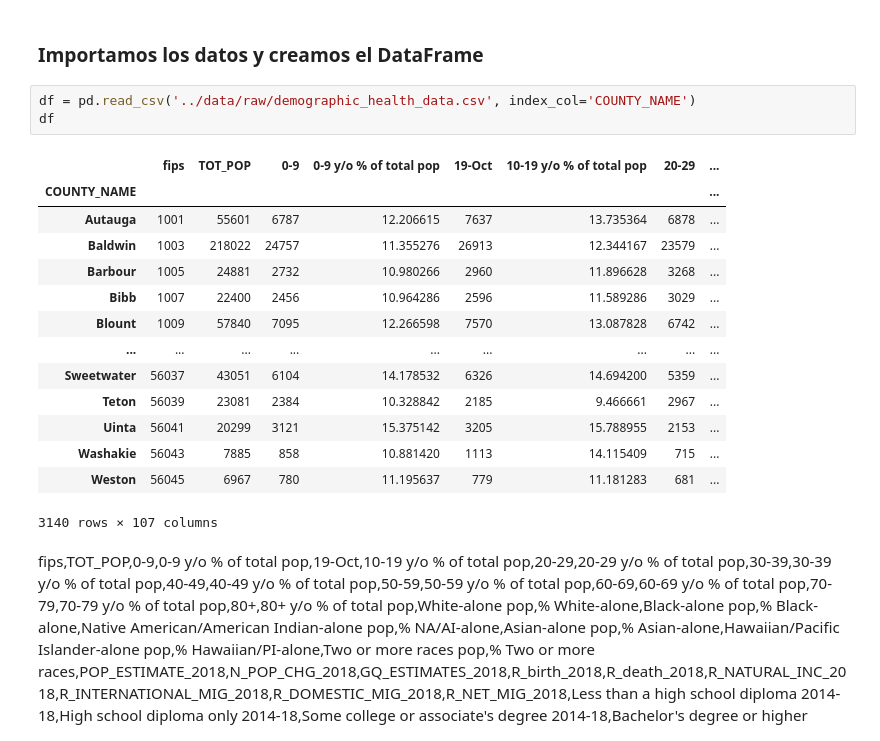
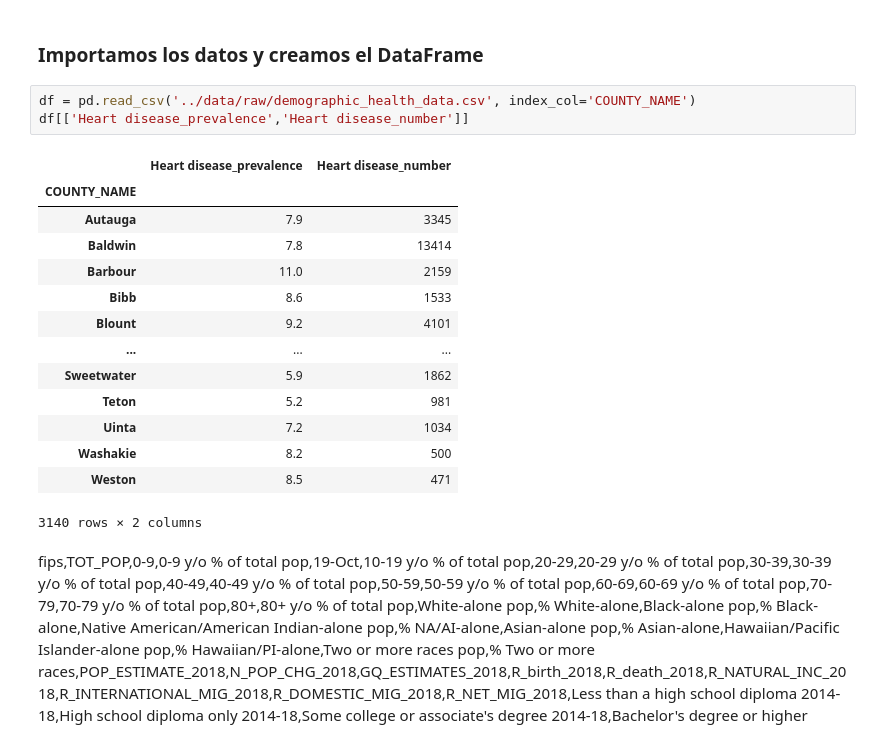
Before and after one commit to 4GeeksAcademy/pabloaznar-intro-ml, a Jupyter notebook: src/03-linear-regression-reg.ipynb, the cells around one changed output. Drawn from its saved outputs; the diff is of its cells as text.

```diff
--- a/src/03-linear-regression-reg.ipynb
+++ b/src/03-linear-regression-reg.ipynb
@@ -13,20 +13,20 @@ Tenemos que elegir nosotros la variable obejtivo
 ### Importamos los datos y creamos el DataFrame
 # %%
 df = pd.read_csv('../data/raw/demographic_health_data.csv', index_col='COUNTY_NAME')
-df
+df[['Heart disease_prevalence','Heart disease_number']]
 # %% [output]
-|  | fips | TOT_POP | 0-9 | 0-9 y/o % of total pop | 19-Oct | 10-19 y/o % of total pop | 20-29 | ... |
-| COUNTY_NAME |  |  |  |  |  |  |  | ... |
-| Autauga | 1001 | 55601 | 6787 | 12.206615 | 7637 | 13.735364 | 6878 | ... |
-| Baldwin | 1003 | 218022 | 24757 | 11.355276 | 26913 | 12.344167 | 23579 | ... |
-| Barbour | 1005 | 24881 | 2732 | 10.980266 | 2960 | 11.896628 | 3268 | ... |
-| Bibb | 1007 | 22400 | 2456 | 10.964286 | 2596 | 11.589286 | 3029 | ... |
-| Blount | 1009 | 57840 | 7095 | 12.266598 | 7570 | 13.087828 | 6742 | ... |
-| ... | ... | ... | ... | ... | ... | ... | ... | ... |
-| Sweetwater | 56037 | 43051 | 6104 | 14.178532 | 6326 | 14.694200 | 5359 | ... |
-| Teton | 56039 | 23081 | 2384 | 10.328842 | 2185 | 9.466661 | 2967 | ... |
-| Uinta | 56041 | 20299 | 3121 | 15.375142 | 3205 | 15.788955 | 2153 | ... |
-| Washakie | 56043 | 7885 | 858 | 10.881420 | 1113 | 14.115409 | 715 | ... |
-| Weston | 56045 | 6967 | 780 | 11.195637 | 779 | 11.181283 | 681 | ... |
+|  | Heart disease_prevalence | Heart disease_number |
+| COUNTY_NAME |  |  |
+| Autauga | 7.9 | 3345 |
+| Baldwin | 7.8 | 13414 |
+| Barbour | 11.0 | 2159 |
+| Bibb | 8.6 | 1533 |
+| Blount | 9.2 | 4101 |
+| ... | ... | ... |
+| Sweetwater | 5.9 | 1862 |
+| Teton | 5.2 | 981 |
+| Uinta | 7.2 | 1034 |
+| Washakie | 8.2 | 500 |
+| Weston | 8.5 | 471 |
-3140 rows × 107 columns
+3140 rows × 2 columns
 # %% [markdown]
```
Also changed, not shown: parts of 14 cells of this notebook.
